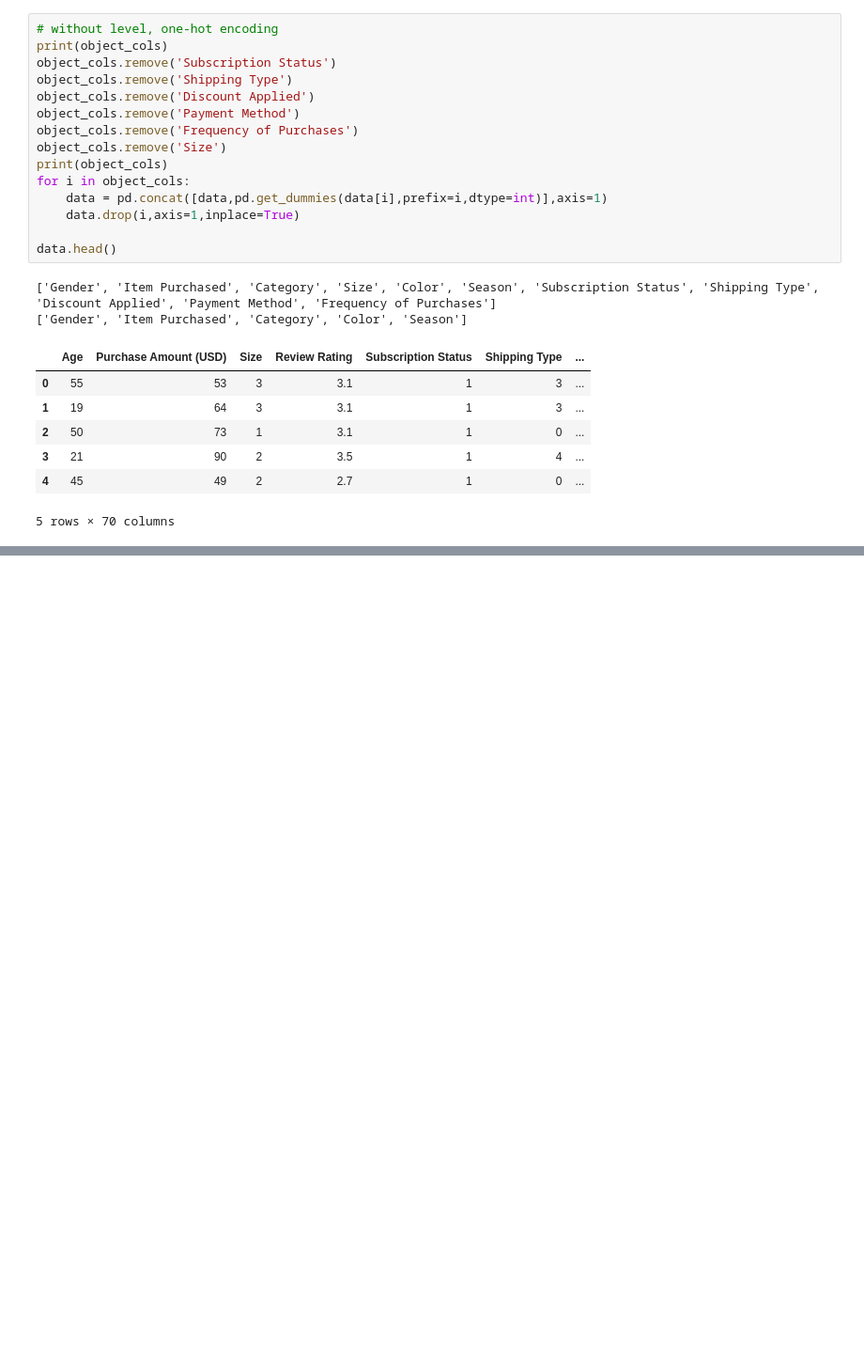
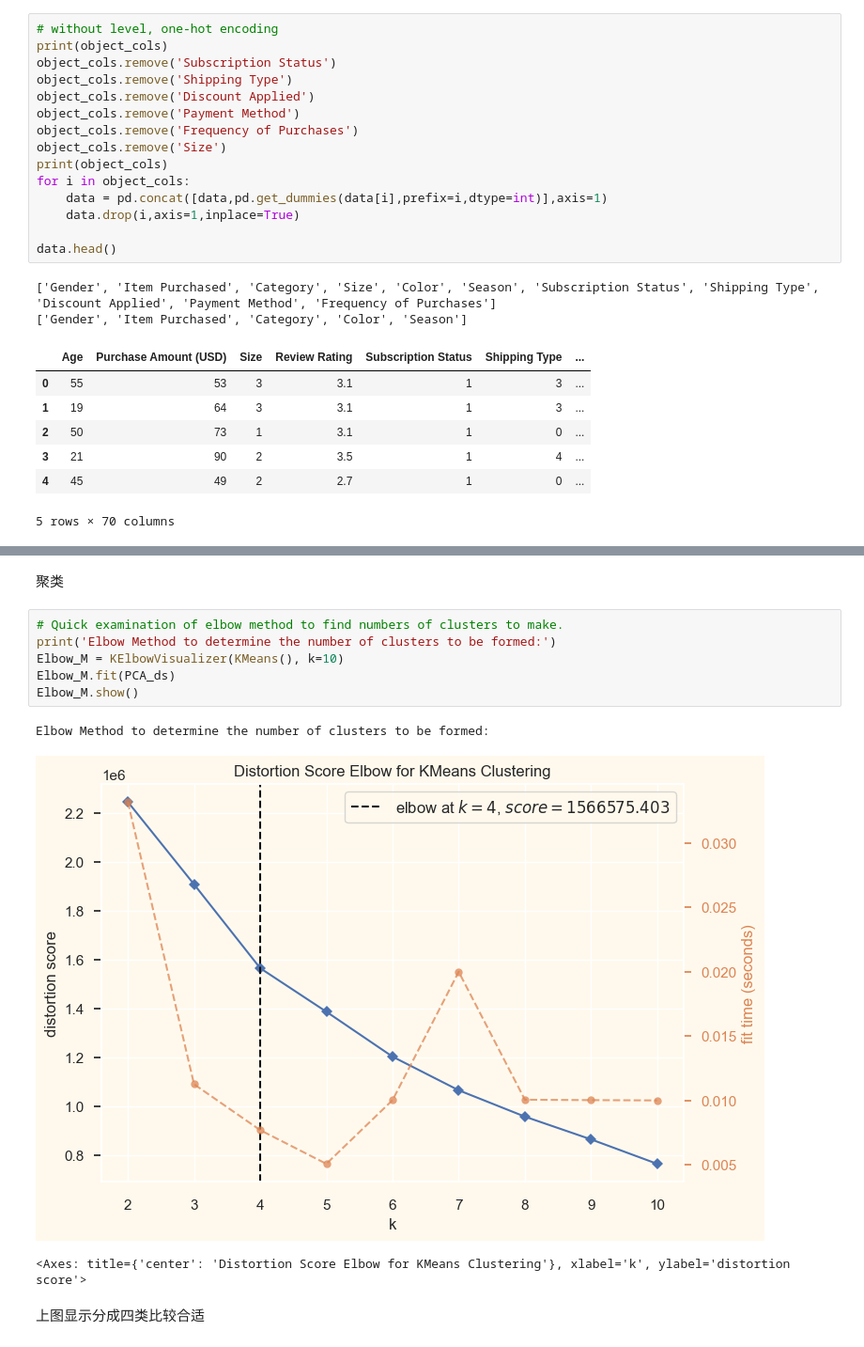
Before and after one commit to notcharlatan/CS-PR, a Jupyter notebook: csrc.ipynb, the cells around one changed output, grey strips where cells are left out. Shown at 94% size. Saved outputs shown, nothing was run; the diff lists cells and outputs as text; blank space fills up the shorter version.

```diff
--- a/csrc.ipynb
+++ b/csrc.ipynb
@@ -201,0 +248,14 @@ memory usage: 1.2 MB
+# %% [markdown]
+聚类
+# %%
+# Quick examination of elbow method to find numbers of clusters to make.
+print('Elbow Method to determine the number of clusters to be formed:')
+Elbow_M = KElbowVisualizer(KMeans(), k=10)
+Elbow_M.fit(PCA_ds)
+Elbow_M.show()
+# %% [output]
+Elbow Method to determine the number of clusters to be formed:
+[figure, added]
+<Axes: title={'center': 'Distortion Score Elbow for KMeans Clustering'}, xlabel='k', ylabel='distortion score'>
+# %% [markdown]
+上图显示分成四类比较合适
```
Also changed, not shown: parts of 14 cells of this notebook.
